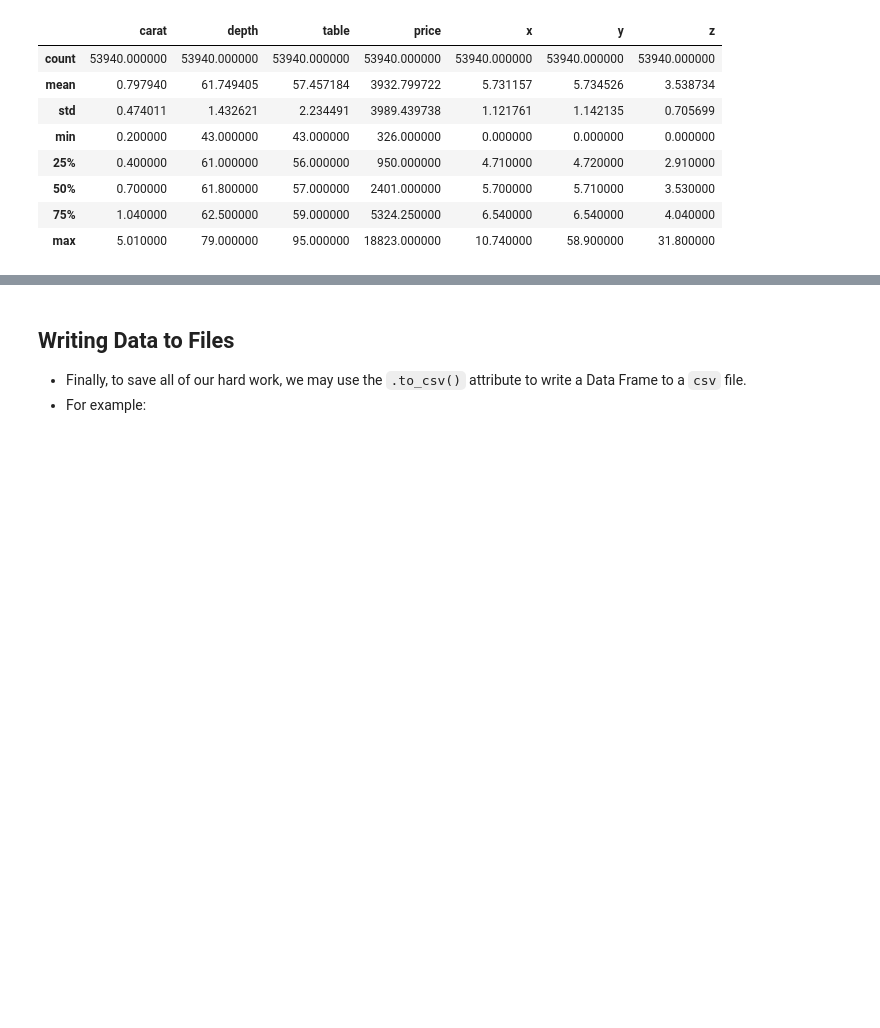
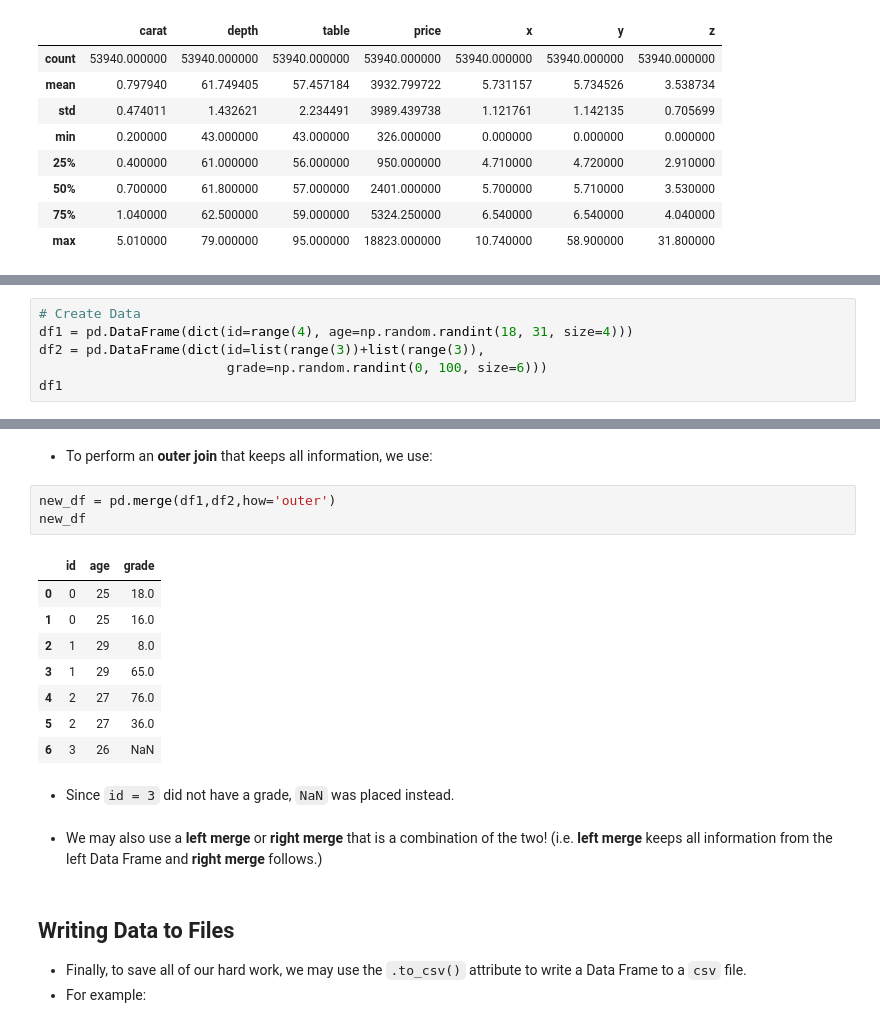
Before and after one commit to adriang1003/AM170B, a Jupyter notebook: Lectures/L2/Data Visualization and Pandas Bootcamp.ipynb, the cells around one changed output, grey strips where cells are left out. Saved outputs shown, nothing was run; the diff lists cells and outputs as text; blank space fills up the shorter version.

```diff
--- a/Lectures/L2/Data Visualization and Pandas Bootcamp.ipynb
+++ b/Lectures/L2/Data Visualization and Pandas Bootcamp.ipynb
@@ -500,0 +503,6 @@ df.describe() # provides basic statistics for all numerical columns
+# %%
+# Create Data
+df1 = pd.DataFrame(dict(id=range(4), age=np.random.randint(18, 31, size=4)))
+df2 = pd.DataFrame(dict(id=list(range(3))+list(range(3)),
+                        grade=np.random.randint(0, 100, size=6)))
+df1
@@ -501,3 +544,21 @@ df.describe() # provides basic statistics for all numerical columns
+# %% [markdown]
+- To perform an **outer join** that keeps all information, we use:
+# %%
+new_df = pd.merge(df1,df2,how='outer')
+new_df
+# %% [output]
+|  | id | age | grade |
+| 0 | 0 | 25 | 18.0 |
+| 1 | 0 | 25 | 16.0 |
+| 2 | 1 | 29 | 8.0 |
+| 3 | 1 | 29 | 65.0 |
+| 4 | 2 | 27 | 76.0 |
+| 5 | 2 | 27 | 36.0 |
+| 6 | 3 | 26 | NaN |
+# %% [markdown]
+- Since `id = 3` did not have a grade, `NaN` was placed instead.
+# %% [markdown]
+- We may also use a **left merge** or **right merge** that is a combination of the two! (i.e. **left merge** keeps all information from the left Data Frame and **right merge** follows.)
 # %% [markdown]
 ## Writing Data to Files
 - Finally, to save all of our hard work, we may use the `.to_csv()` attribute to write a Data Frame to a `csv` file.
```
Also changed, not shown: parts of 7 cells of this notebook.
